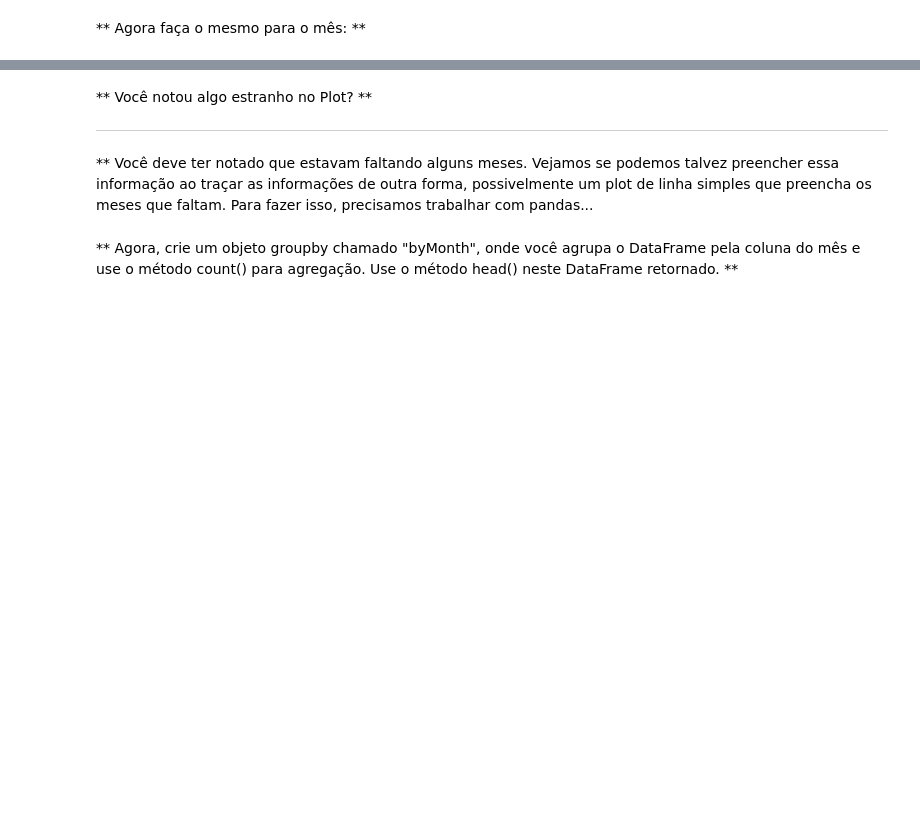
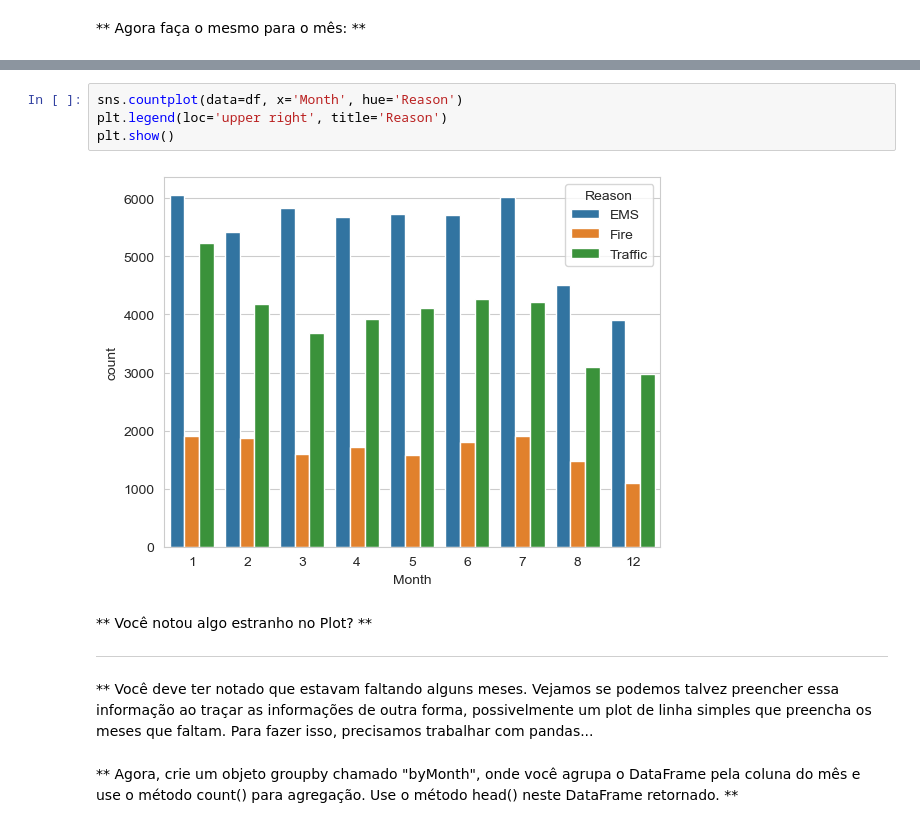
Before and after one commit to peudias/data-cleaning-preparation-cd, a Jupyter notebook: src/Projeto - Ligações para o 911.ipynb, the cells around one changed output, grey strips where cells are left out. Saved outputs shown, nothing was run; the diff lists cells and outputs as text; blank space fills up the shorter version.

```diff
--- a/src/Projeto - Ligações para o 911.ipynb
+++ b/src/Projeto - Ligações para o 911.ipynb
@@ -128,3 +187,9 @@ str
+# %%
+sns.countplot(data=df, x='Month', hue='Reason')
+plt.legend(loc='upper right', title='Reason')
+plt.show()
+# %% [output]
+[figure, added]
 # %% [markdown]
 ** Você notou algo estranho no Plot? **
 
```
Also changed, not shown: parts of 49 cells of this notebook.
